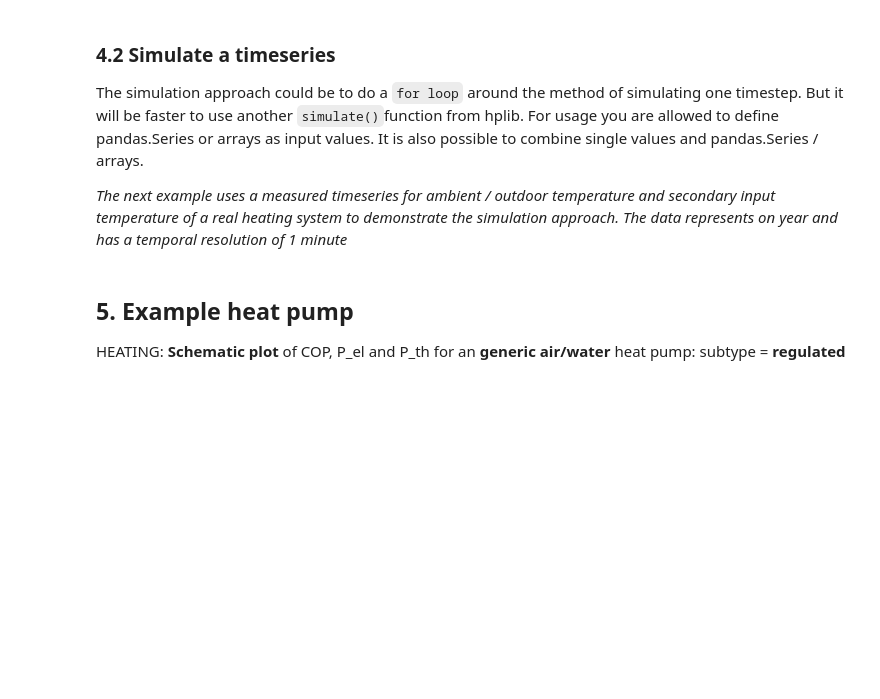
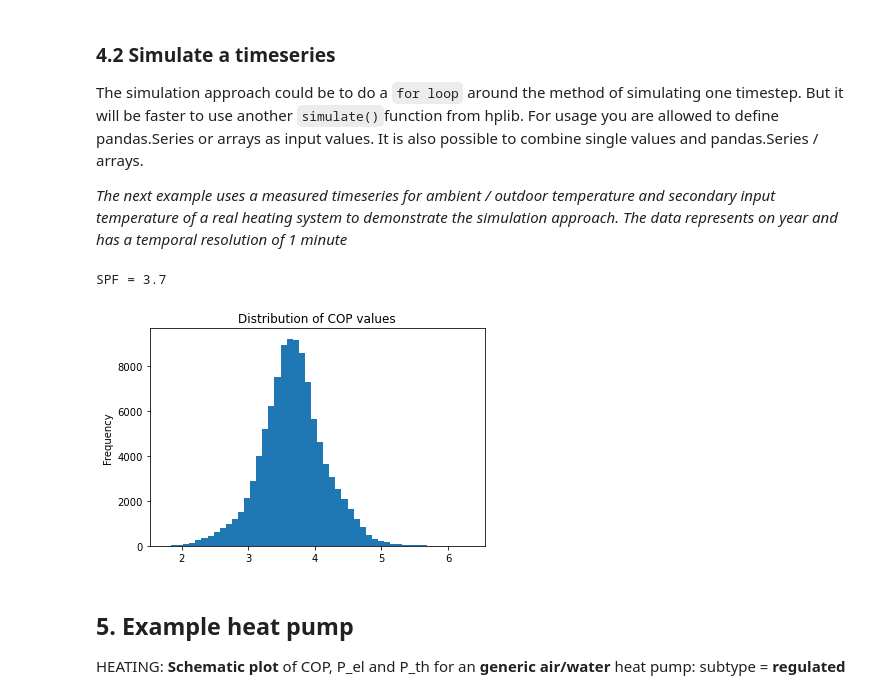
Before and after one commit to FZJ-IEK3-VSA/hplib, a Jupyter notebook: src/documentation.ipynb, the cells around one changed output. Cells and saved outputs as stored; diff of their text form; code cells hidden in the pictures; blank space fills up the shorter version.

Commit message:
In Class HeatPump added simulation of arrays

```diff
--- a/src/documentation.ipynb
+++ b/src/documentation.ipynb
@@ -246,18 +246,24 @@ on year and has a temporal resolution of 1 minute*
 # %%
 # Read input file with temperatures
 df = pd.read_csv('../input/TestYear.csv')
 df['T_amb'] = df['T_in_primary'] # air/water heat pump -> T_amb = T_in_primary
+# Simulate with values
 # Load parameters
 parameters = hpl.get_parameters(model='Generic', group_id=1, t_in=-7, t_out=52, p_th=10000)
-# Simulate with values
+# Create heat pump object with parameters
+heatpump = hpl.HeatPump(parameters)
 # whereas mode = 1 is for heating and mode = 2 is for cooling
-results = hpl.simulate(t_in_primary=df['T_in_primary'], t_in_secondary=df['T_in_secondary'], parameters=parameters, t_amb=df['T_amb'], mode=1)
+results = heatpump.simulate(t_in_primary=df['T_in_primary'].values, t_in_secondary=df['T_in_secondary'].values, t_amb=df['T_amb'].values, mode=1)
 # Plot / Print some results
 # example for distribution of COPs
+results=pd.DataFrame.from_dict(results)
 results['COP'].plot.hist(bins=50, title='Distribution of COP values')
 # Calclulate seasonal performance factor (SPF)
 SPF = results['P_th'].mean() / results['P_el'].mean()
 print('SPF = '+str(round(SPF,1)))
+# %% [output]
+SPF = 3.7
+[figure, added]
 # %% [markdown]
 ## **5. Example heat pump** <a class="anchor" id="example-heat-pump" name="example-heat-pump"></a>
 
```
Also changed, not shown: parts of 12 cells of this notebook, 1 other file.
